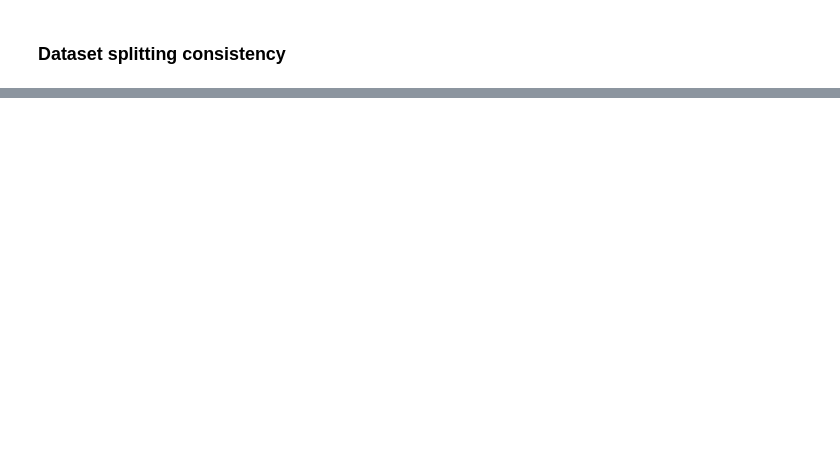
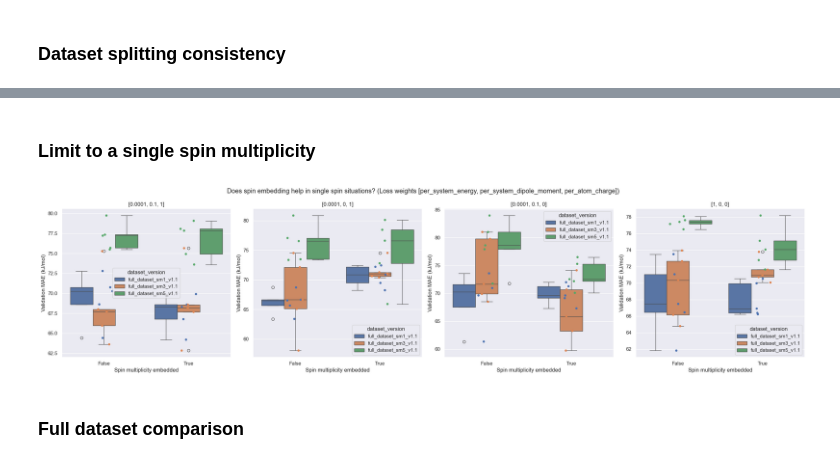
Before and after one commit to MarshallYan/modelforge-experiments, a Jupyter notebook: analysis/aimnet2_tmqm_openff.ipynb, the cells around one changed output, grey strips where cells are left out. Drawn from its saved outputs; the diff is of its cells as text; code cells hidden in the pictures; blank space fills up the shorter version.

```diff
--- a/analysis/aimnet2_tmqm_openff.ipynb
+++ b/analysis/aimnet2_tmqm_openff.ipynb
@@ -5,8 +5,20 @@
 # %%
-import wandb
+import importlib
+import os
+import sys
+import statistics
+
+import matplotlib
+import matplotlib.pyplot as plt
+import numpy as np
 import pandas as pd
+import seaborn as sns
+import torch
 
-from analysis.helper import extract_config
+import helper
+from modelforge.dataset.dataset import initialize_datamodule
+from modelforge.dataset.utils import RandomRecordSplittingStrategy, SplittingStrategy
 
-api = wandb.Api()
+sns.set_theme()
+sns.set_context("notebook")
 # %%
@@ -355,0 +166,54 @@ Text(0.5, 1.0, 'Impact of maximum interaction radius')
+# %% [markdown]
+### Limit to a single spin multiplicity
+# %%
+results_single_spin = test_results_df[test_results_df["dataset_version"] != "full_dataset_v1.1"]
+# %%
+fig, axes = plt.subplots(1, 4, figsize=(24,6))
+fig.suptitle("Does spin embedding help in single spin situations? (Loss weights [per_system_energy, per_system_dipole_moment, per_atom_charge])")
+
+options_version_select = [
+    "full_dataset_sm1_v1.1",
+    "full_dataset_sm3_v1.1",
+    "full_dataset_sm5_v1.1",
+]
+
+options_loss_components = [
+    [0.0001, 0.1, 1],
+    [0.0001, 0, 1],
+    [0.0001, 0.1, 0],
+    [1, 0, 0],
+]
+
+for j in range(4):
+
+    data = results_single_spin[
+        # (results_single_spin["dataset_version"] == options_version_select[i]) &\
+        (results_single_spin["per_system_energy"] == options_loss_components[j][0]) &\
+        (results_single_spin["per_system_dipole_moment"] == options_loss_components[j][1]) &\
+        (results_single_spin["per_atom_charge"] == options_loss_components[j][2])
+    ].sort_values(by="dataset_version")
+
+    sns.boxplot(
+        ax=axes[j],
+        data=data,
+        x="spin_embedding",
+        y="val/per_system_energy/mae",
+        hue="dataset_version",
+    )
+    sns.stripplot(
+        ax=axes[j],
+        data=data,
+        x="spin_embedding",
+        y="val/per_system_energy/mae",
+        hue="dataset_version",
+        legend=False,
+    )
+    axes[j].set_xlabel("Spin multiplicity embedded")
+    axes[j].set_ylabel("Validation MAE (kJ/mol)")
+    axes[j].set_title(f"{options_loss_components[j]}")
+
+fig.tight_layout()
+# %% [output]
+[figure, added]
+# %% [markdown]
+### Full dataset comparison
```
Also changed, not shown: parts of 32 cells of this notebook, 9 other files.
